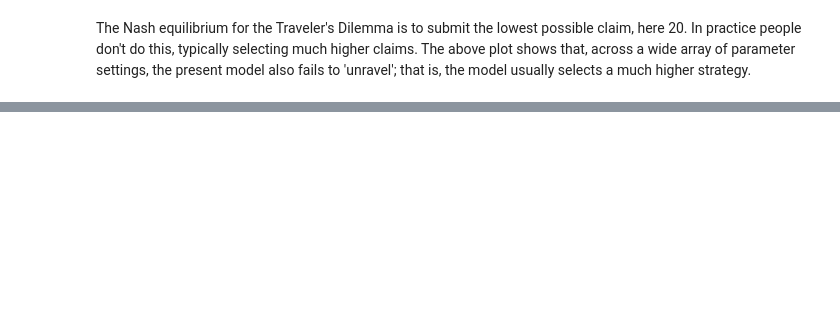
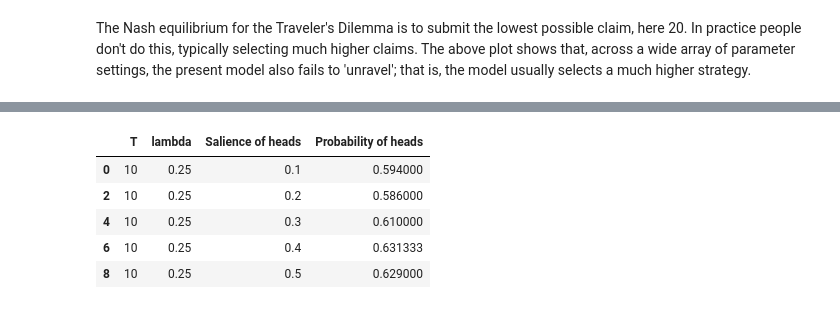
Before and after one commit to drussellmrichie/golman_and_bhatia_2017, a Jupyter notebook: Golman and Bhatia (2017).ipynb, the cells around one changed output, grey strips where cells are left out. Saved outputs shown, nothing was run; the diff lists cells and outputs as text; code cells hidden in the pictures; blank space fills up the shorter version.

```diff
--- a/Golman and Bhatia (2017).ipynb
+++ b/Golman and Bhatia (2017).ipynb
@@ -116,0 +243,14 @@ The Nash equilibrium for the Traveler's Dilemma is to submit the lowest possible
+# %%
+strat_counts = parameter_sweep_results.groupby(['T','lambda','gamma','sigmas','strategy']).size().reset_index()
+strat_counts = strat_counts.query("strategy == 'heads'")
+strat_counts.drop(['strategy','gamma'], axis=1, inplace=True)
+strat_counts[0] /= sim_count
+strat_counts.columns = ['T', 'lambda', 'Salience of heads', 'Probability of heads']
+strat_counts.head()
+# %% [output]
+|  | T | lambda | Salience of heads | Probability of heads |
+| 0 | 10 | 0.25 | 0.1 | 0.594000 |
+| 2 | 10 | 0.25 | 0.2 | 0.586000 |
+| 4 | 10 | 0.25 | 0.3 | 0.610000 |
+| 6 | 10 | 0.25 | 0.4 | 0.631333 |
+| 8 | 10 | 0.25 | 0.5 | 0.629000 |
```
Also changed, not shown: parts of 50 cells of this notebook, 6 other files.
